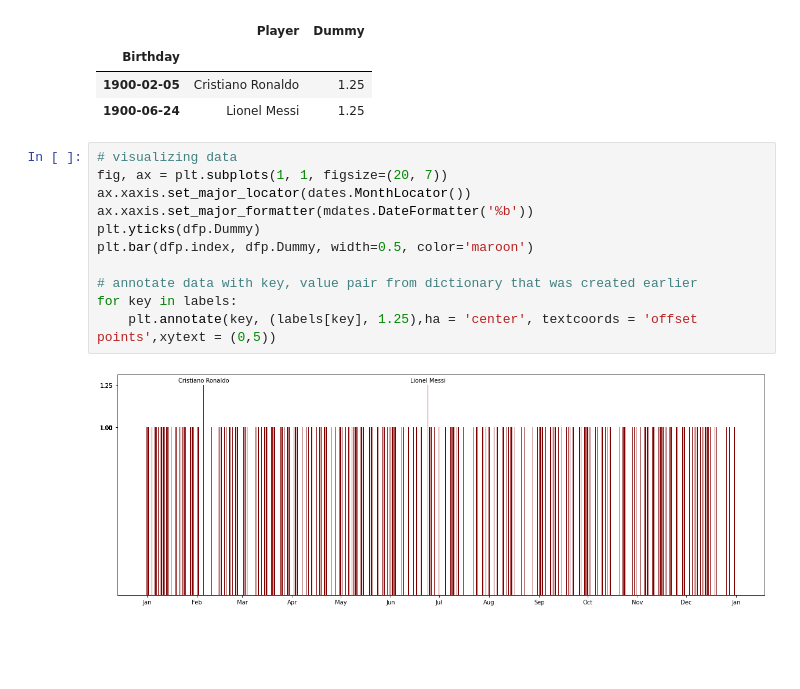
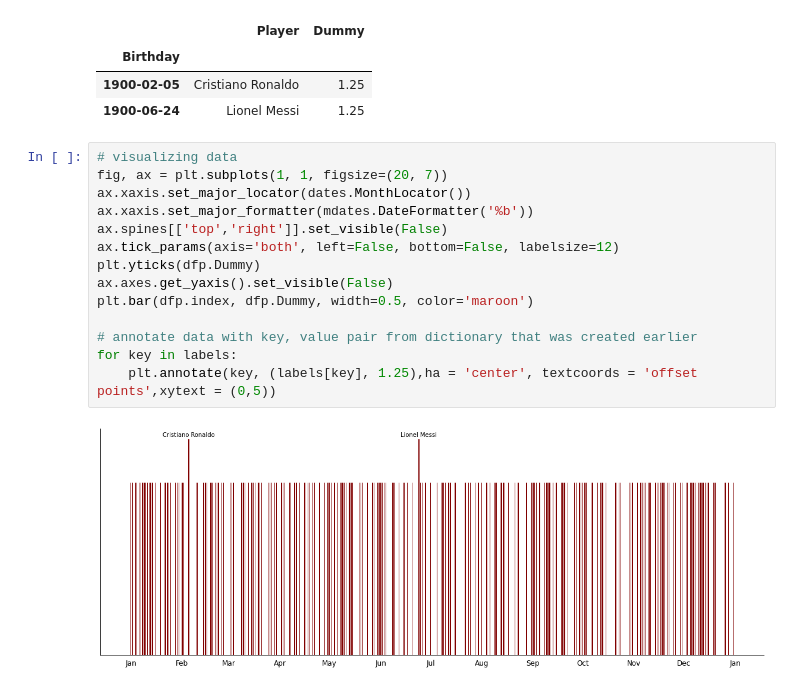
Before and after one commit to Bonkkeli/footballers-birthmonth, a Jupyter notebook: footballers-birthmonth.ipynb, the cells around one changed output. Cells and saved outputs as stored; diff of their text form; blank space fills up the shorter version.

Commit message:
update graphs

```diff
--- a/footballers-birthmonth.ipynb
+++ b/footballers-birthmonth.ipynb
@@ -169,13 +175,16 @@ dfp.query("Player == 'Lionel Messi' or Player == 'Cristiano Ronaldo'")
 # %%
 # visualizing data
 fig, ax = plt.subplots(1, 1, figsize=(20, 7))
 ax.xaxis.set_major_locator(dates.MonthLocator())
 ax.xaxis.set_major_formatter(mdates.DateFormatter('%b'))
+ax.spines[['top','right']].set_visible(False)
+ax.tick_params(axis='both', left=False, bottom=False, labelsize=12)
 plt.yticks(dfp.Dummy)
+ax.axes.get_yaxis().set_visible(False)
 plt.bar(dfp.index, dfp.Dummy, width=0.5, color='maroon')
 
 # annotate data with key, value pair from dictionary that was created earlier
 for key in labels:
     plt.annotate(key, (labels[key], 1.25),ha = 'center', textcoords = 'offset points',xytext = (0,5))
 # %% [output]
-[figure, old version]
+[figure, new version]
```
Also changed, not shown: parts of 2 cells of this notebook.
